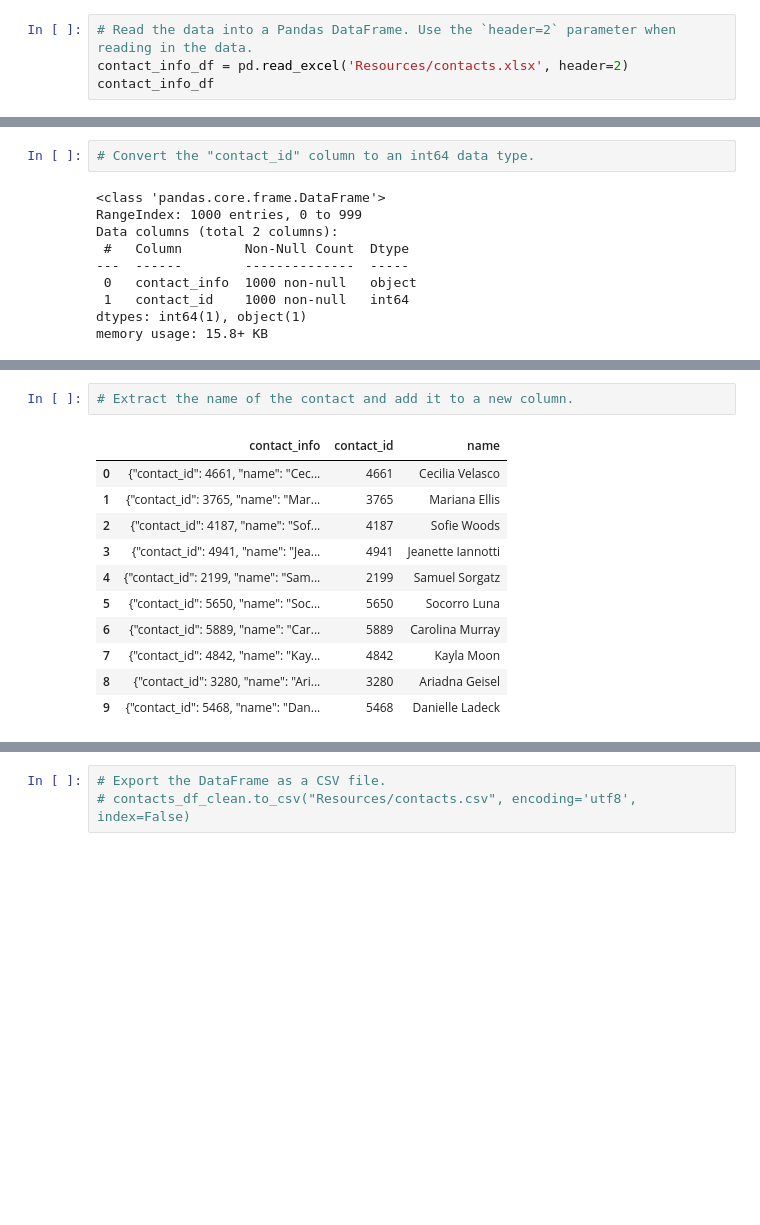
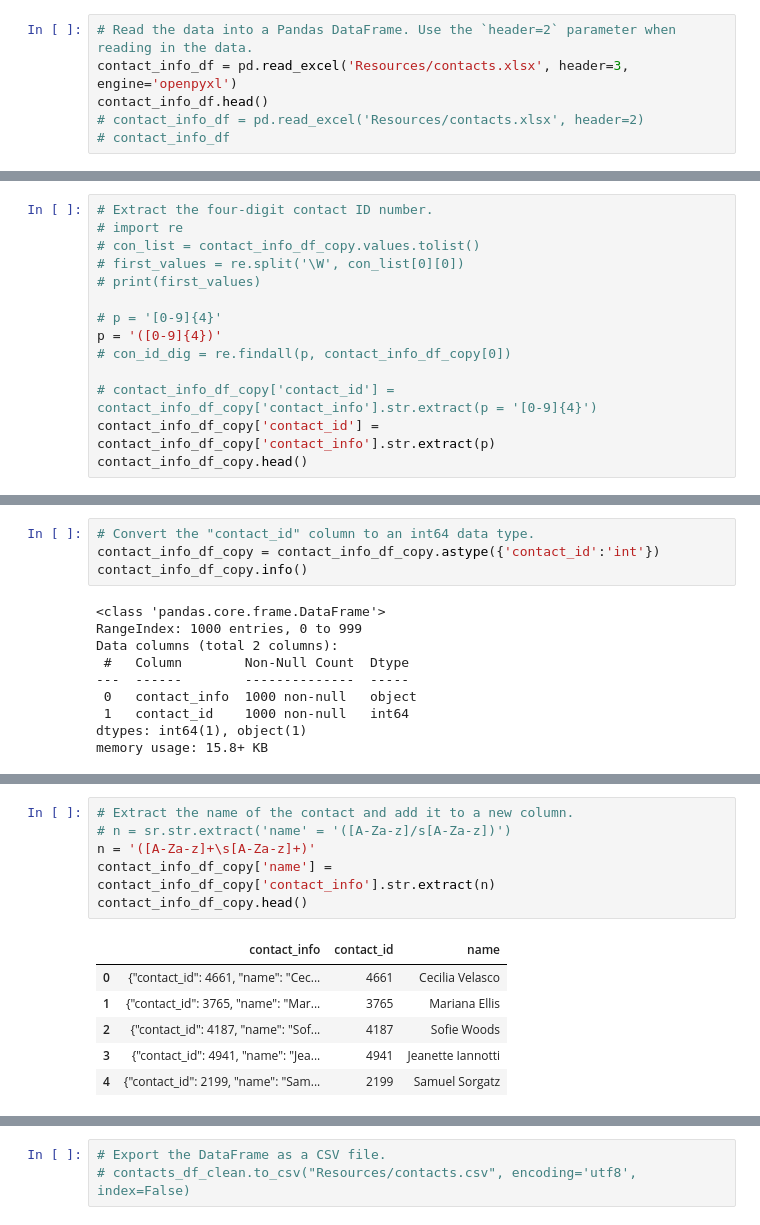
Before and after one commit to AlanDeng7/Module-13-Project2-ETL, a Jupyter notebook: GW1_ETL_Mini_Project_Starter_Code.ipynb, the cells around one changed output, grey strips where cells are left out. Saved outputs shown, nothing was run; the diff lists cells and outputs as text; blank space fills up the shorter version.

```diff
--- a/GW1_ETL_Mini_Project_Starter_Code.ipynb
+++ b/GW1_ETL_Mini_Project_Starter_Code.ipynb
@@ -334,6 +336,8 @@ campaign_cleaned.to_csv("Resources/campaign.csv", index=False)
 ### Extract the contacts.xlsx Data.
 # %%
 # Read the data into a Pandas DataFrame. Use the `header=2` parameter when reading in the data.
-contact_info_df = pd.read_excel('Resources/contacts.xlsx', header=2)
-contact_info_df
+contact_info_df = pd.read_excel('Resources/contacts.xlsx', header=3, engine='openpyxl')
+contact_info_df.head()
+# contact_info_df = pd.read_excel('Resources/contacts.xlsx', header=2)
+# contact_info_df
 # %% [output]
@@ -487,0 +467,14 @@ contact_info_df_copy.head()
+# %%
+# Extract the four-digit contact ID number.
+# import re
+# con_list = contact_info_df_copy.values.tolist()
+# first_values = re.split('\W', con_list[0][0])
+# print(first_values)
+
+# p = '[0-9]{4}'
+p = '([0-9]{4})'
+# con_id_dig = re.findall(p, contact_info_df_copy[0])
+
+# contact_info_df_copy['contact_id'] = contact_info_df_copy['contact_info'].str.extract(p = '[0-9]{4}')
+contact_info_df_copy['contact_id'] = contact_info_df_copy['contact_info'].str.extract(p)
+contact_info_df_copy.head()
@@ -499,6 +500,8 @@ dtypes: object(2)
 memory usage: 15.8+ KB
 # %%
 # Convert the "contact_id" column to an int64 data type.
+contact_info_df_copy = contact_info_df_copy.astype({'contact_id':'int'})
+contact_info_df_copy.info()
 # %% [output]
 <class 'pandas.core.frame.DataFrame'>
 RangeIndex: 1000 entries, 0 to 999
@@ -512,16 +524,15 @@ memory usage: 15.8+ KB
 # %%
 # Extract the name of the contact and add it to a new column.
+# n = sr.str.extract('name' = '([A-Za-z]/s[A-Za-z])')
+n = '([A-Za-z]+\s[A-Za-z]+)'
+contact_info_df_copy['name'] = contact_info_df_copy['contact_info'].str.extract(n)
+contact_info_df_copy.head()
 # %% [output]
 |  | contact_info | contact_id | name |
 | 0 | {"contact_id": 4661, "name": "Cec... | 4661 | Cecilia Velasco |
 | 1 | {"contact_id": 3765, "name": "Mar... | 3765 | Mariana Ellis |
 | 2 | {"contact_id": 4187, "name": "Sof... | 4187 | Sofie Woods |
 | 3 | {"contact_id": 4941, "name": "Jea... | 4941 | Jeanette Iannotti |
 | 4 | {"contact_id": 2199, "name": "Sam... | 2199 | Samuel Sorgatz |
-| 5 | {"contact_id": 5650, "name": "Soc... | 5650 | Socorro Luna |
-| 6 | {"contact_id": 5889, "name": "Car... | 5889 | Carolina Murray |
-| 7 | {"contact_id": 4842, "name": "Kay... | 4842 | Kayla Moon |
-| 8 | {"contact_id": 3280, "name": "Ari... | 3280 | Ariadna Geisel |
-| 9 | {"contact_id": 5468, "name": "Dan... | 5468 | Danielle Ladeck |
 # %%
 # Extract the email from the contacts and add the values to a new column.
```
Also changed, not shown: parts of 19 cells of this notebook, 6 other files.
